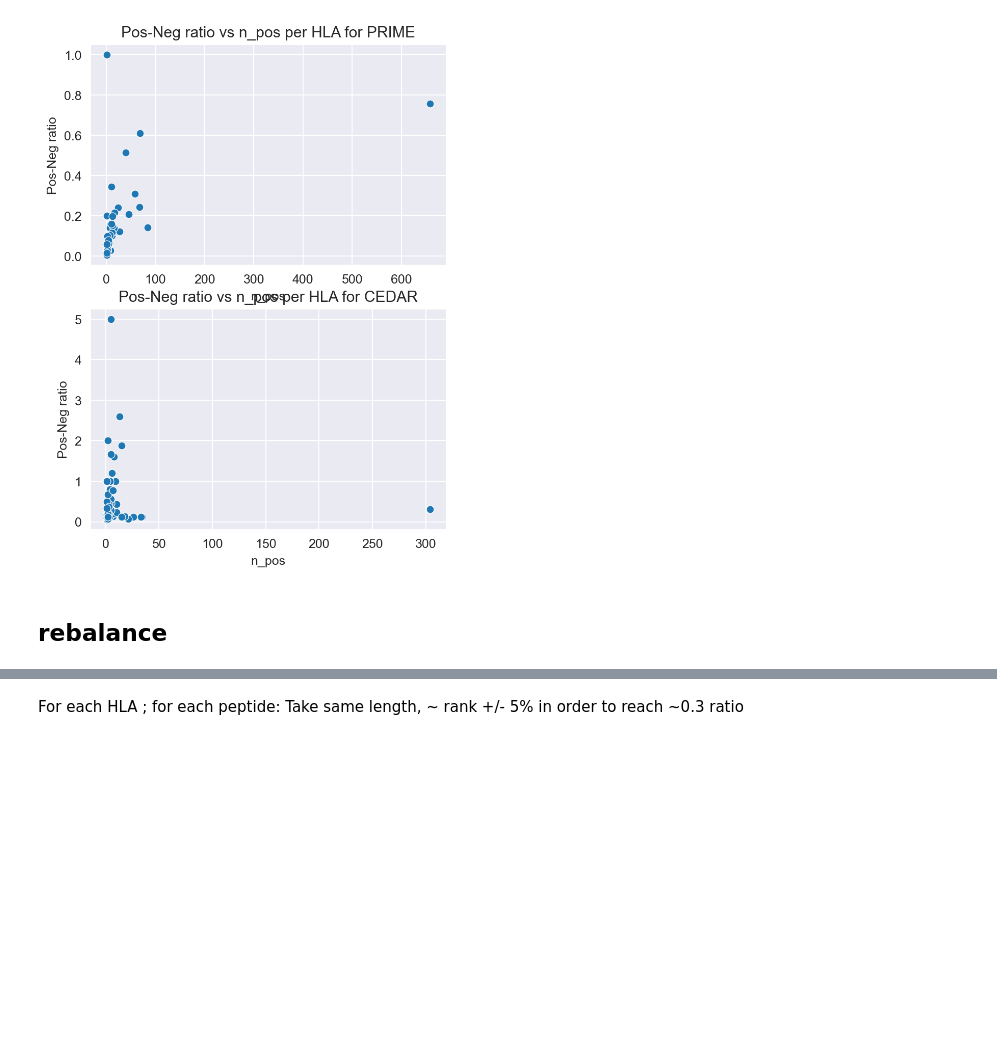
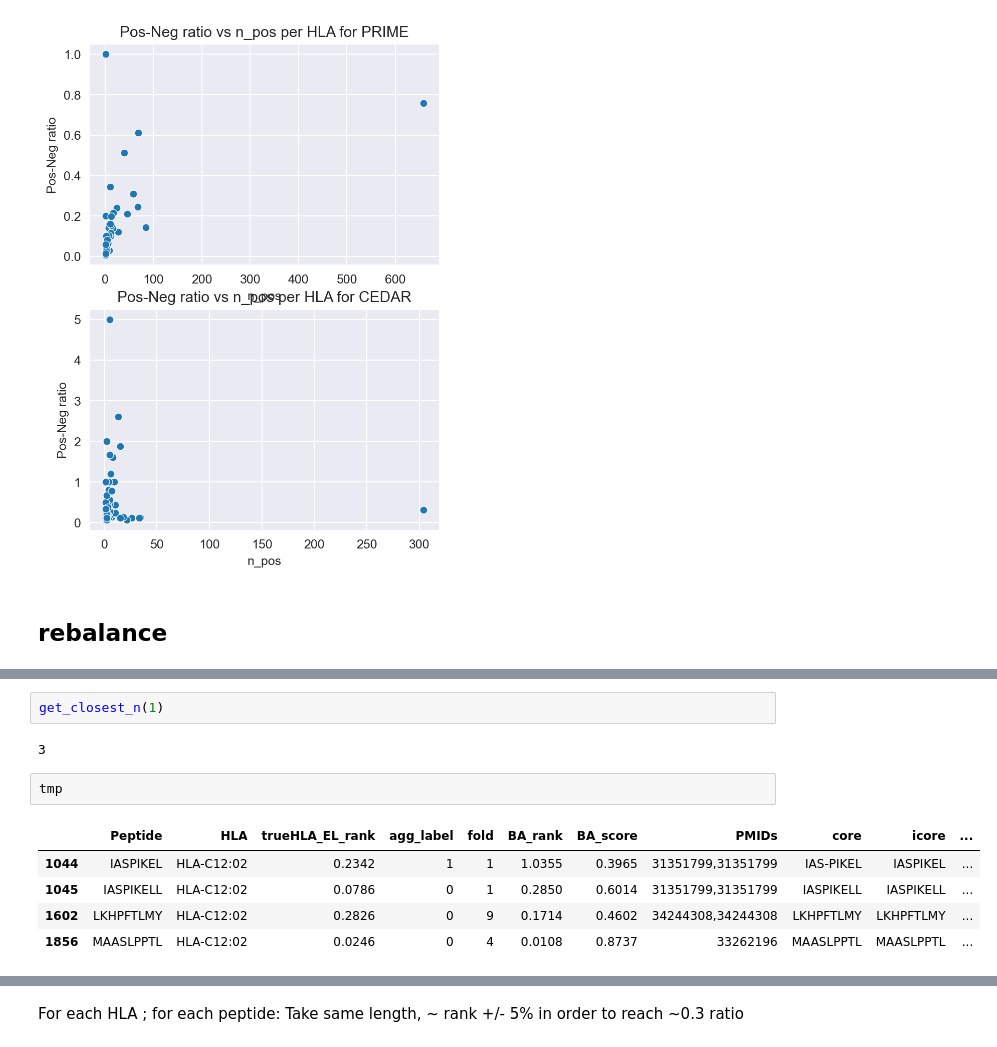
Before and after one commit to richieYT-wan/cedar, a Jupyter notebook: notebook/221003_rebalance_dataset_bootstrappingUntitled.ipynb, the cells around one changed output, grey strips where cells are left out. Saved outputs shown, nothing was run; the diff lists cells and outputs as text; blank space fills up the shorter version.

```diff
--- a/notebook/221003_rebalance_dataset_bootstrappingUntitled.ipynb
+++ b/notebook/221003_rebalance_dataset_bootstrappingUntitled.ipynb
@@ -225,0 +376,12 @@ for hla in hla_to_balance:
+# %%
+get_closest_n(1)
+# %% [output]
+3
+# %%
+tmp
+# %% [output]
+|  | Peptide | HLA | trueHLA_EL_rank | agg_label | fold | BA_rank | BA_score | PMIDs | core | icore | ... |
+| 1044 | IASPIKEL | HLA-C12:02 | 0.2342 | 1 | 1 | 1.0355 | 0.3965 | 31351799,31351799 | IAS-PIKEL | IASPIKEL | ... |
+| 1045 | IASPIKELL | HLA-C12:02 | 0.0786 | 0 | 1 | 0.2850 | 0.6014 | 31351799,31351799 | IASPIKELL | IASPIKELL | ... |
+| 1602 | LKHPFTLMY | HLA-C12:02 | 0.2826 | 0 | 9 | 0.1714 | 0.4602 | 34244308,34244308 | LKHPFTLMY | LKHPFTLMY | ... |
+| 1856 | MAASLPPTL | HLA-C12:02 | 0.0246 | 0 | 4 | 0.0108 | 0.8737 | 33262196 | MAASLPPTL | MAASLPPTL | ... |
```
Also changed, not shown: parts of 18 cells of this notebook, 1 other file.
